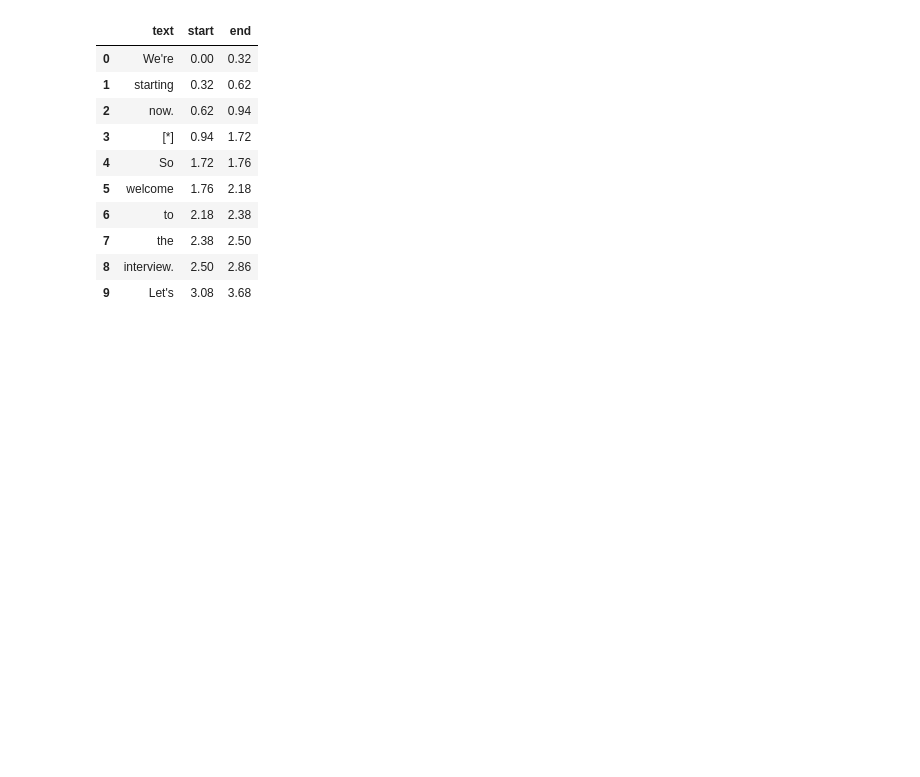
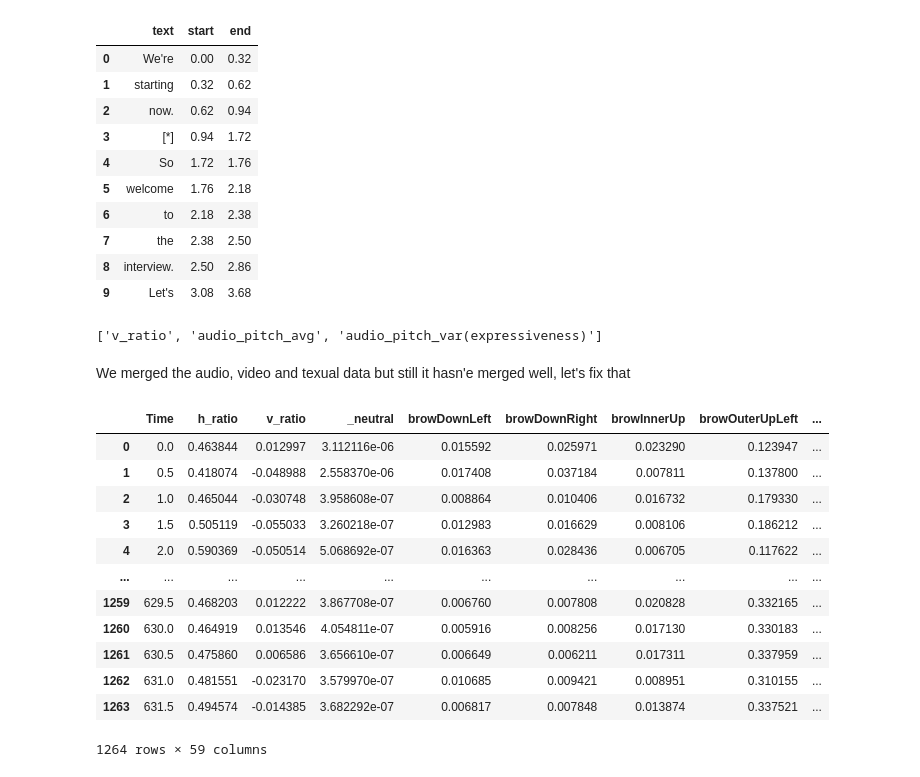
Before and after one commit to Ak62007/Multimodel-Reasoning, a Jupyter notebook: notebooks/data_ana_merge.ipynb, the cells around one changed output. Drawn from its saved outputs; the diff is of its cells as text; code cells hidden in the pictures; blank space fills up the shorter version.

```diff
--- a/notebooks/data_ana_merge.ipynb
+++ b/notebooks/data_ana_merge.ipynb
@@ -779,0 +807,23 @@ wbyw.head(10)
+# %%
+# these are the features in range which is different from [0,1]
+pakda_gaya
+# %% [output]
+['v_ratio', 'audio_pitch_avg', 'audio_pitch_var(expressiveness)']
+# %% [markdown]
+We merged the audio, video and texual data but still it hasn'e merged well, let's fix that
+# %%
+av_merged
+# %% [output]
+|  | Time | h_ratio | v_ratio | _neutral | browDownLeft | browDownRight | browInnerUp | browOuterUpLeft | ... |
+| 0 | 0.0 | 0.463844 | 0.012997 | 3.112116e-06 | 0.015592 | 0.025971 | 0.023290 | 0.123947 | ... |
+| 1 | 0.5 | 0.418074 | -0.048988 | 2.558370e-06 | 0.017408 | 0.037184 | 0.007811 | 0.137800 | ... |
+| 2 | 1.0 | 0.465044 | -0.030748 | 3.958608e-07 | 0.008864 | 0.010406 | 0.016732 | 0.179330 | ... |
+| 3 | 1.5 | 0.505119 | -0.055033 | 3.260218e-07 | 0.012983 | 0.016629 | 0.008106 | 0.186212 | ... |
+| 4 | 2.0 | 0.590369 | -0.050514 | 5.068692e-07 | 0.016363 | 0.028436 | 0.006705 | 0.117622 | ... |
+| ... | ... | ... | ... | ... | ... | ... | ... | ... | ... |
+| 1259 | 629.5 | 0.468203 | 0.012222 | 3.867708e-07 | 0.006760 | 0.007808 | 0.020828 | 0.332165 | ... |
+| 1260 | 630.0 | 0.464919 | 0.013546 | 4.054811e-07 | 0.005916 | 0.008256 | 0.017130 | 0.330183 | ... |
+| 1261 | 630.5 | 0.475860 | 0.006586 | 3.656610e-07 | 0.006649 | 0.006211 | 0.017311 | 0.337959 | ... |
+| 1262 | 631.0 | 0.481551 | -0.023170 | 3.579970e-07 | 0.010685 | 0.009421 | 0.008951 | 0.310155 | ... |
+| 1263 | 631.5 | 0.494574 | -0.014385 | 3.682292e-07 | 0.006817 | 0.007848 | 0.013874 | 0.337521 | ... |
+1264 rows × 59 columns
```
Also changed, not shown: parts of 39 cells of this notebook.
